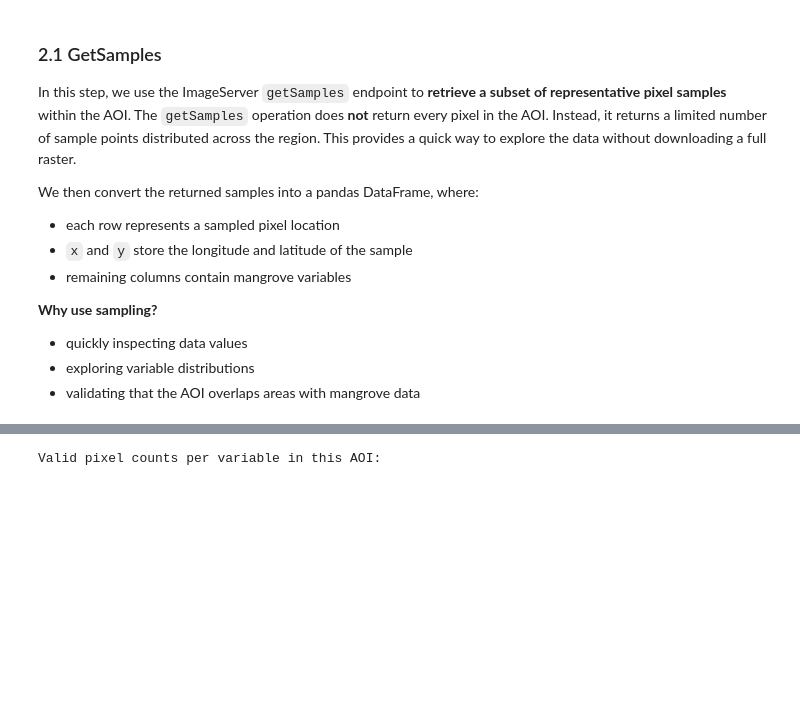
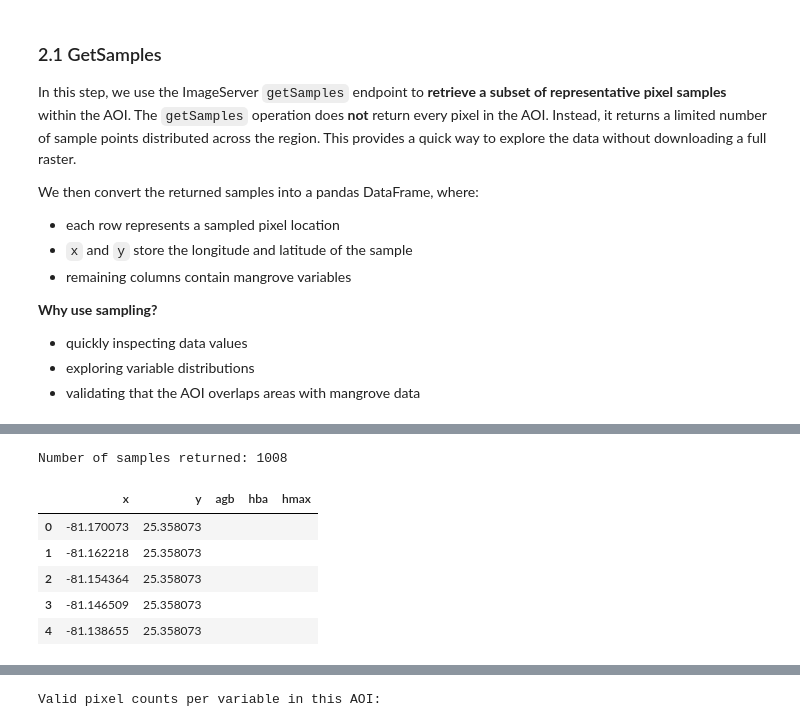
Before and after one commit to eosdis-nasa/earthdata-gis, a Jupyter notebook: inDevelopement/MangrovesDRAFT_v2.ipynb, the cells around one changed output, grey strips where cells are left out. Cells and saved outputs as stored; diff of their text form; code cells hidden in the pictures; blank space fills up the shorter version.

```diff
--- a/inDevelopement/MangrovesDRAFT_v2.ipynb
+++ b/inDevelopement/MangrovesDRAFT_v2.ipynb
@@ -332,0 +244,72 @@ This step ensures that subsequent analysis reflects mangrove conditions only and
+# %%
+# 2.1 Sample mangrove pixels in the AOI using getSamples
+
+def sample_mangrove_values(
+    service_url: str,
+    geometry: dict,
+    sample_count: int = 1200,
+    band_ids = None,
+    geometry_type: str = "esriGeometryEnvelope",
+) -> dict:
+    """
+    Call the ArcGIS ImageServer getSamples endpoint to retrieve sample pixel values
+    within a given geometry.
+    """
+    params = {
+        "f": "json",
+        "geometry": json.dumps(geometry),
+        "geometryType": geometry_type,
+        "sampleCount": sample_count,
+        "returnFirstValueOnly": False,
+    }
+    if band_ids is not None:
+        params["bandIds"] = band_ids
+
+    url = service_url.rstrip("/") + "/getSamples"
+    resp = requests.get(url, params=params)
+    resp.raise_for_status()
+    return resp.json()
+
+
+def samples_to_dataframe(samples_json: dict, column_vars=("agb", "hba", "hmax")) -> pd.DataFrame:
+    """
+    Convert an ImageServer getSamples JSON response into a pandas DataFrame.
+
+    Assumes each 'sample' has:
+      - a 'location' dict with 'x' and 'y'
+      - mangrove variable values
+    """
+    samples = samples_json.get("samples", [])
+    rows = []
+
+    for s in samples:
+        loc = s.get("location", {})
+        row = {
+            "x": loc.get("x"),
+            "y": loc.get("y"),
+        }
+
+        attrs = s.get("attributes", {})
+        for var in column_vars:
+            if var in attrs:
+                row[var] = attrs[var]
+
+        rows.append(row)
+
+    return pd.DataFrame(rows)
+
+
+# Example: sample 1,200 points in the AOI
+samples_json = sample_mangrove_values(service_url, aoi_bbox, sample_count=1200)
+print(f"Number of samples returned: {len(samples_json.get('samples', []))}")
+
+aoi_df = samples_to_dataframe(samples_json)
+display(aoi_df.head())
+# %% [output]
+Number of samples returned: 1008
+|  | x | y | agb | hba | hmax |
+| 0 | -81.170073 | 25.358073 |  |  |  |
+| 1 | -81.162218 | 25.358073 |  |  |  |
+| 2 | -81.154364 | 25.358073 |  |  |  |
+| 3 | -81.146509 | 25.358073 |  |  |  |
+| 4 | -81.138655 | 25.358073 |  |  |  |
```
Also changed, not shown: parts of 8 cells of this notebook.
